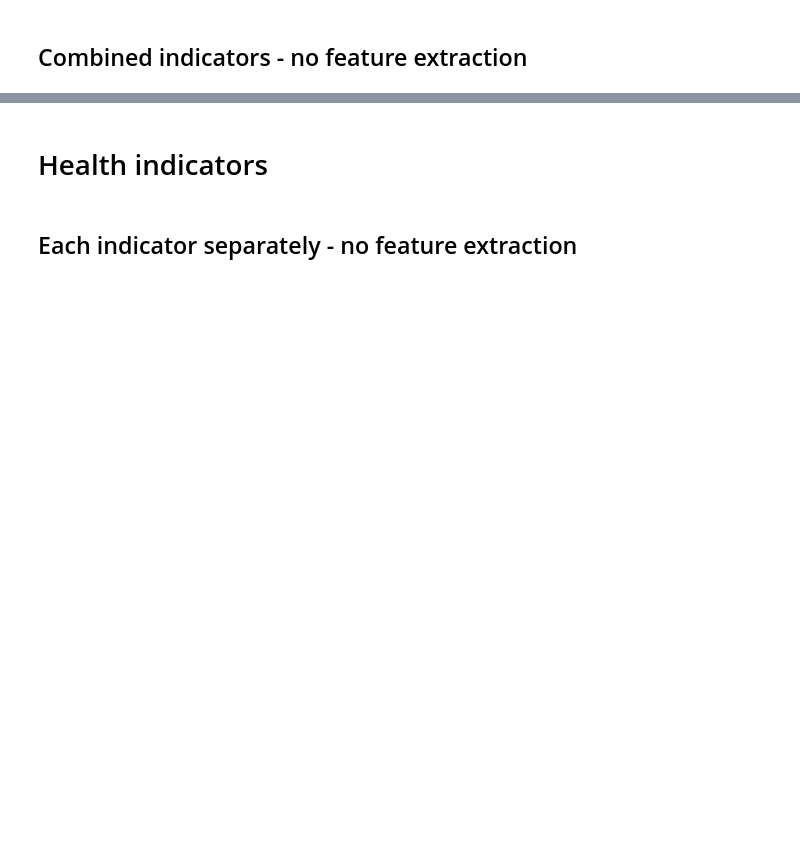
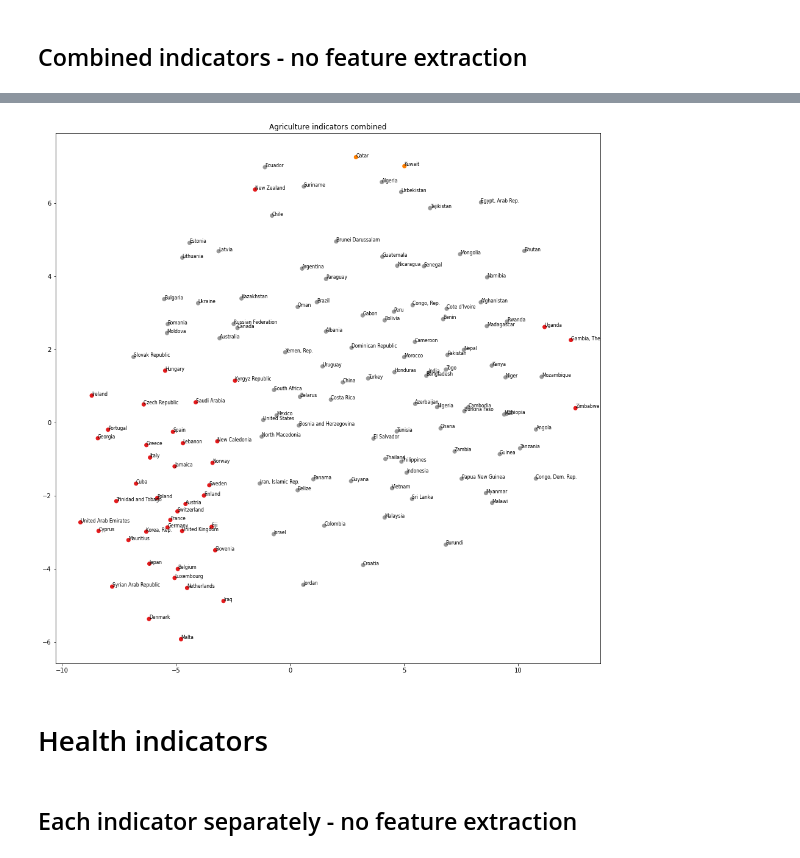
Before and after one commit to maciektr/worldbank_data_exploration, a Jupyter notebook: notebooks/hierarchical_clustering.ipynb, the cells around one changed output, grey strips where cells are left out. Saved outputs shown, nothing was run; the diff lists cells and outputs as text; code cells hidden in the pictures; blank space fills up the shorter version.

```diff
--- a/notebooks/hierarchical_clustering.ipynb
+++ b/notebooks/hierarchical_clustering.ipynb
@@ -179,7 +179,25 @@ NUMBER_OF_CLUSTERS_AGRICULTURE_INDICATORS = {
     "Rural population (% of total population)": 2,
 }
 
+NUMBER_OF_CLUSTERS_AGRICULTURE_INDICATORS_EXTRACTION = {
+    "Agricultural land (% of land area)": 3,
+    "Agriculture, forestry, and fishing, value added (% of GDP)": 2,
+    "Arable land (% of land area)": 3,
+    "Arable land (hectares per person)": 2,
+    "Cereal yield (kg per hectare)": 4,
+    "Crop production index (2014-2016 = 100)": 2,
+    "Employment in agriculture, female (% of female employment) (modeled ILO estimate)": 3,
+    "Employment in agriculture, male (% of male employment) (modeled ILO estimate)": 3,
+    "Fertilizer consumption (kilograms per hectare of arable land)": 4,
+    "Food production index (2014-2016 = 100)": 2,
+    "Forest area (% of land area)": 2,
+    "Livestock production index (2014-2016 = 100)": 2,
+    "Permanent cropland (% of land area)": 4,
+    "Rural population (% of total population)": 2,
+}
+
 NUMBER_OF_CLUSTERS_AGRICULTURE_INDICATORS_COMBINED = 2
+NUMBER_OF_CLUSTERS_AGRICULTURE_INDICATORS_COMBINED_EXTRACTION = 3
 
 agriculture_indicators_dict, countries, years = load_time_series(
     indicators=INDICATORS_AGRICULTURE
@@ -215,3 +254,14 @@ data_combined_embedded_visualization(
+# %%
+agriculture_indicators_combined_clustered = (
+    hierarchical_clustering.cluster_combined_features(
+        y_all, linkage_matrix, NUMBER_OF_CLUSTERS_AGRICULTURE_INDICATORS_COMBINED_EXTRACTION
+    )
+)
+data_combined_embedded_visualization(
+    agriculture_indicators_combined_clustered, "Agriculture indicators combined"
+)
+# %% [output]
+[figure, added]
 # %% [markdown]
 # Health indicators
 # %%
```
Also changed, not shown: parts of 29 cells of this notebook, 1 other file.
